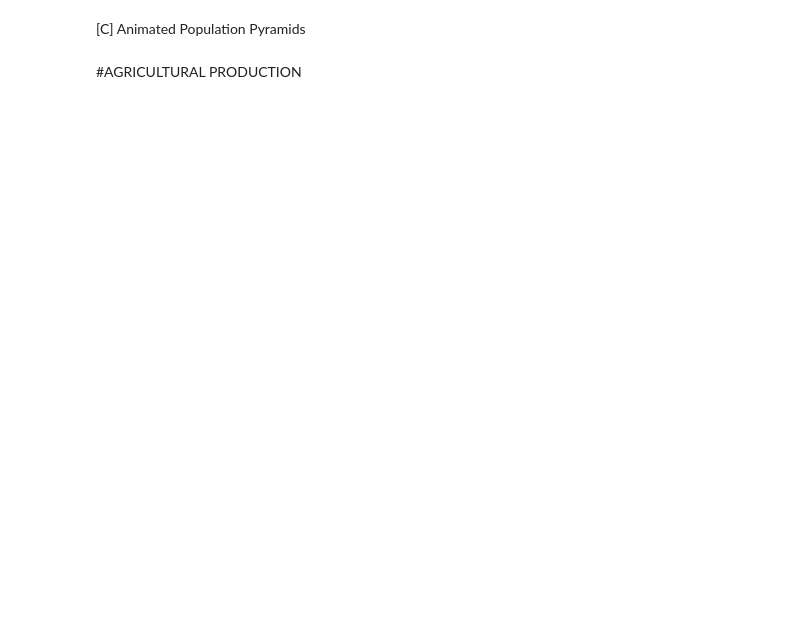
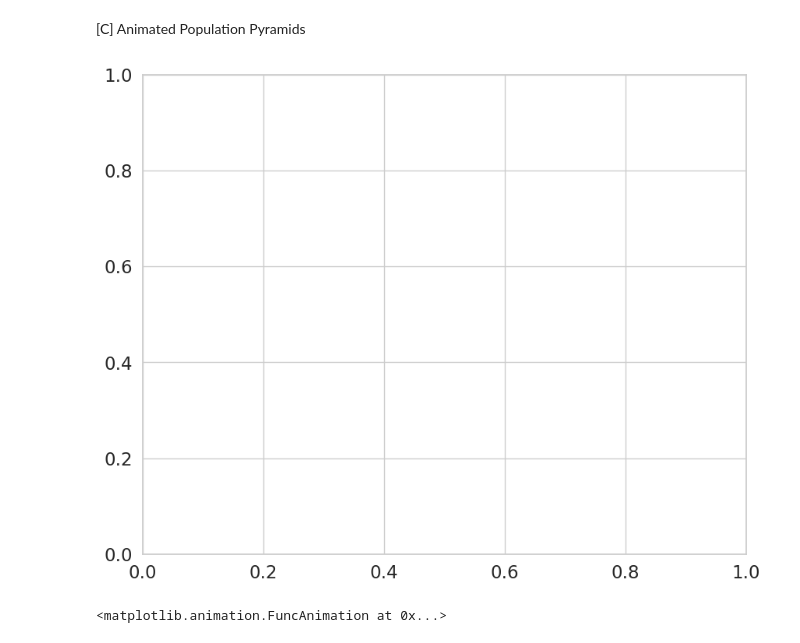
Before and after one commit to malenabuffagni/JudithBlake, a Jupyter notebook: Project_1.ipynb, the cells around one changed output. Saved outputs shown, nothing was run; the diff lists cells and outputs as text; code cells hidden in the pictures; blank space fills up the shorter version.

```diff
--- a/Project_1.ipynb
+++ b/Project_1.ipynb
@@ -77,7 +77,7 @@ population age ranges available from dataset:
 00-04, 05-09, 10-14, 15-19, 20-24, 25-29, 30-34, ..., 70-74, 75-79, above 80
 """
 
-def population_df(year=2000, sex='all', age_range=[0, 80], place_code='WLD'):
+def population_df(year=2000, sex='all', age_range=(0, 80), place_code='WLD'):
     ##get all five-year age groups from rounded age_range
     age_ranges=age_list(age_range)
     male_variables = {"SP.POP."+i+".MA":"{}-{}".format(i[:2], i[2:]) for i in age_ranges}
@@ -201,0 +212,10 @@ plot_population_pyramid(world_pop, 'WLD', 2000)
+# %%
+## Population in every age-gender group between 1960 to 2022
+def age_gender_population(place, year_range):
+    df=population_df(year=year_range[0], sex='all', age_range=(0, 80), place_code=place)
+    for i in range(year_range[0]+1, year_range[1]):
+        df=df.append(population_df(year=i, sex='all', age_range=(0, 80), place_code=place))
+    return df
+# %%
+df=age_gender_population('WLD', (1960, 2000))
+df
@@ -202,31 +237,33 @@ plot_population_pyramid(world_pop, 'WLD', 2000)
 # %% [markdown]
  [C] Animated Population Pyramids
 # %%
+#%matplotlib inline
 %matplotlib notebook
 import matplotlib.pyplot as plt
 from matplotlib.animation import FuncAnimation
 
 def animate_population_pyramid(df, place, years):
 
     fig, ax = plt.subplots(figsize=(10, 8))
 
     def update(year):
         ax.clear()
         data_year = df.xs((place, year), level=('place', 'date'))
         age_groups = data_year['age']
         ax.barh(age_groups, data_year['male'], color='blue', label='Males')
         ax.barh(age_groups, -data_year['female'], color='pink', label='Females')
         ax.set_xlabel('Population')
         ax.set_title(f'Population Pyramid for {place} in {year}')
         ax.legend()
         ax.grid(True)
 
     anim = FuncAnimation(fig, update, frames=years, repeat=False)
     plt.show()
 
     return anim
 
-years_list = sorted(population_df.xs('WLD', level='place').index.get_level_values('date').unique())
-animate_population_pyramid(population_df, 'WLD', years=years_list)
+years_list = sorted(df.xs('WLD', level='place').index.get_level_values('date').unique())
+animate_population_pyramid(df, 'WLD', years=years_list)
+# %% [output]
+[figure, added]
+<matplotlib.animation.FuncAnimation at 0x...>
-# %% [markdown]
-#AGRICULTURAL PRODUCTION
```
Also changed, not shown: parts of 10 cells of this notebook.
